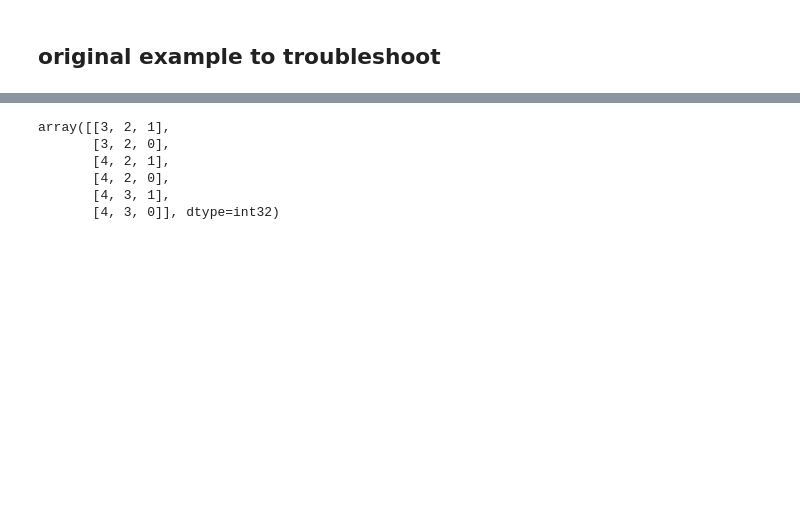
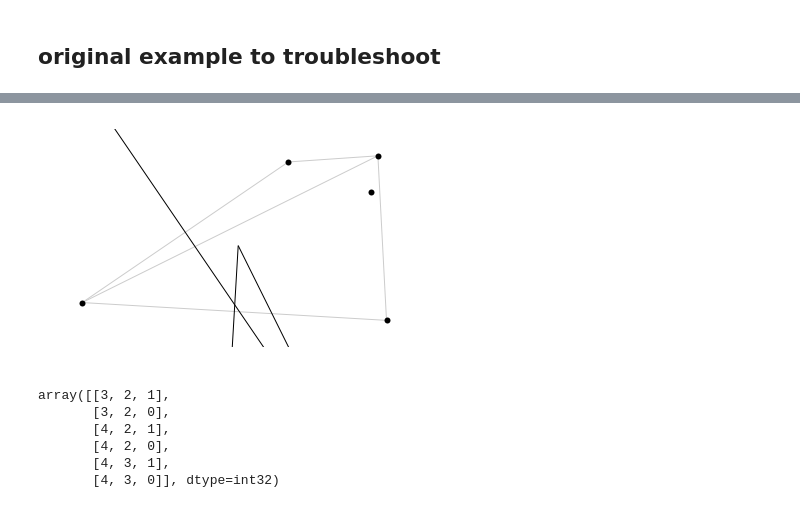
Before and after one commit to RPGroup-PBoC/growth_limits, a Jupyter notebook: code/exploratory/weighted_voronoi_treemap.ipynb, the cells around one changed output, grey strips where cells are left out. Drawn from its saved outputs; the diff is of its cells as text; code cells hidden in the pictures; blank space fills up the shorter version.

Commit message:
potential solution to diagram troubles

```diff
--- a/code/exploratory/weighted_voronoi_treemap.ipynb
+++ b/code/exploratory/weighted_voronoi_treemap.ipynb
@@ -699,3 +699,19 @@ display(S, tri_list, voronoi_cell_list)
+# %%
+
+# tri_list = tuple([a, b, c] if is_ccw_triangle(S[a], S[b], S[c]) else [a, c, b] for (a, b, c), eq in zip(hull.simplices, hull.equations) if eq[2] <= 0)
+tri_list = tuple([a, b, c] if is_ccw_triangle(S[a], S[b], S[c]) else [a, c, b] for (a, b, c), eq in zip(hull.simplices, hull.equations) if eq[2] >= 0)
+
+
+# Compute the Voronoi cells
+voronoi_cell_list, voronoi_cell_list_ = get_voronoi_cells(S, tri_list)
+
+# Display the result
+display(S, tri_list, voronoi_cell_list)
+
+# for simplex in hull.simplices:
+#     plt.plot(S[simplex, 0], S[simplex, 1], 'k-')
+# %% [output]
+[figure, added]
 # %%
 # I'm really not sure why the convex hull misses some of these lines -
 # but perhaps I can identify them and generate them
```
Also changed, not shown: parts of 3 cells of this notebook.
